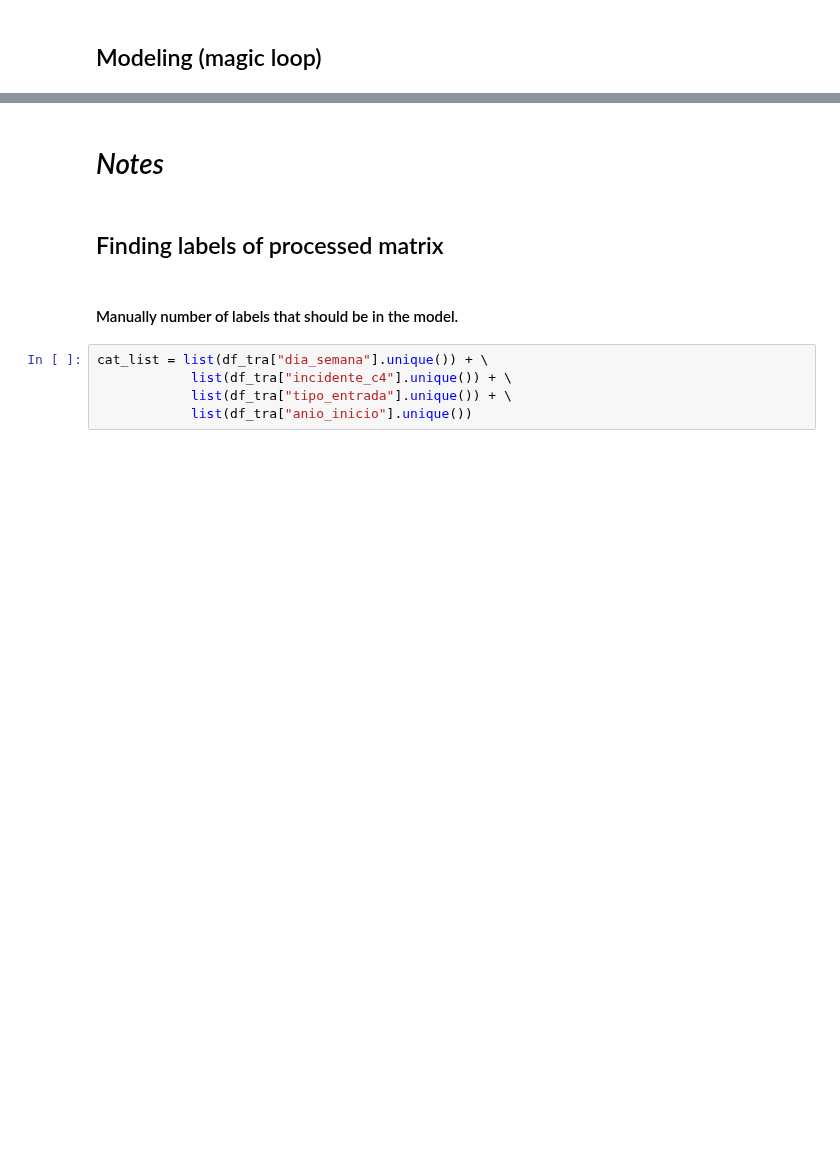
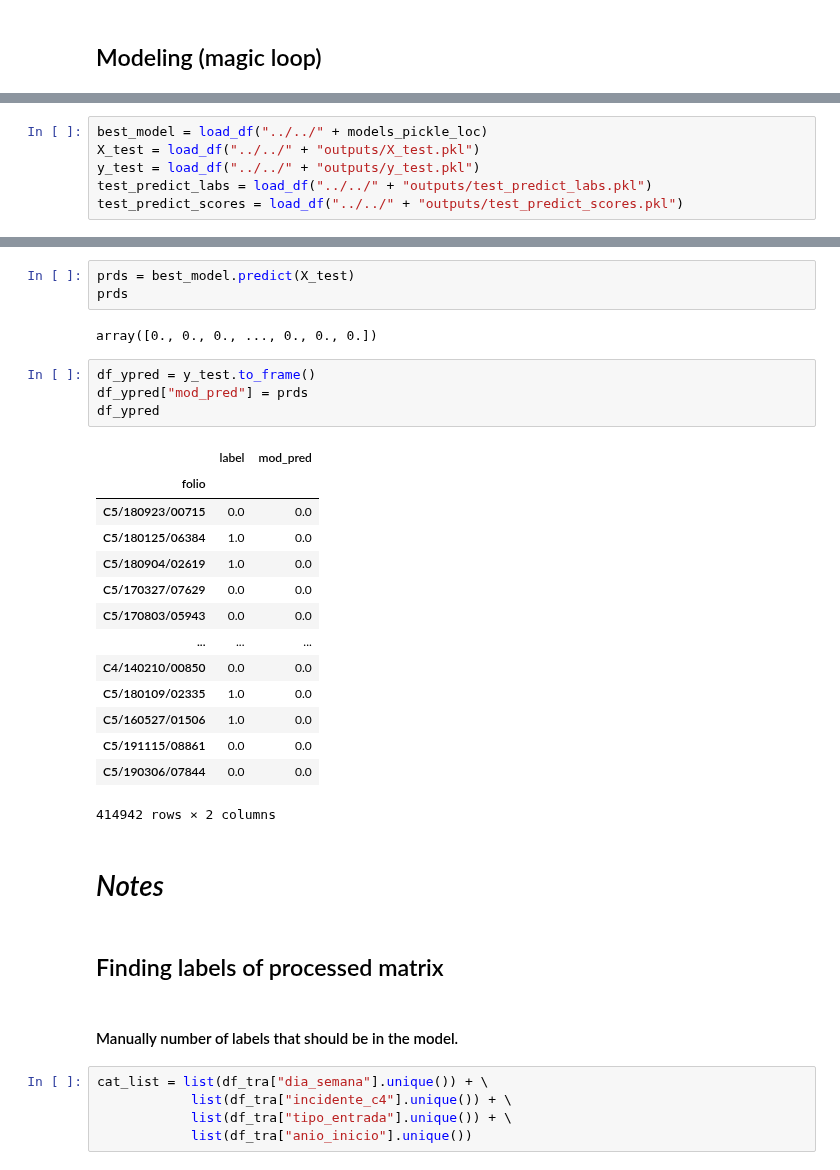
Before and after one commit to robperch/intro_to_ds_project, a Jupyter notebook: notebooks/Rob/Rob_sandbox.ipynb, the cells around one changed output, grey strips where cells are left out. Cells and saved outputs as stored; diff of their text form; blank space fills up the shorter version.

Commit message:
Additional lines to test model and other outputs

```diff
--- a/notebooks/Rob/Rob_sandbox.ipynb
+++ b/notebooks/Rob/Rob_sandbox.ipynb
@@ -386,0 +294,6 @@ a
+# %%
+best_model = load_df("../../" + models_pickle_loc)
+X_test = load_df("../../" + "outputs/X_test.pkl")
+y_test = load_df("../../" + "outputs/y_test.pkl")
+test_predict_labs = load_df("../../" + "outputs/test_predict_labs.pkl")
+test_predict_scores = load_df("../../" + "outputs/test_predict_scores.pkl")
@@ -387,3 +353,27 @@ a
+# %%
+prds = best_model.predict(X_test)
+prds
+# %% [output]
+array([0., 0., 0., ..., 0., 0., 0.])
+# %%
+df_ypred = y_test.to_frame()
+df_ypred["mod_pred"] = prds
+df_ypred
+# %% [output]
+|  | label | mod_pred |
+| folio |  |  |
+| C5/180923/00715 | 0.0 | 0.0 |
+| C5/180125/06384 | 1.0 | 0.0 |
+| C5/180904/02619 | 1.0 | 0.0 |
+| C5/170327/07629 | 0.0 | 0.0 |
+| C5/170803/05943 | 0.0 | 0.0 |
+| ... | ... | ... |
+| C4/140210/00850 | 0.0 | 0.0 |
+| C5/180109/02335 | 1.0 | 0.0 |
+| C5/160527/01506 | 1.0 | 0.0 |
+| C5/191115/08861 | 0.0 | 0.0 |
+| C5/190306/07844 | 0.0 | 0.0 |
+414942 rows × 2 columns
 # %% [markdown]
 # *Notes*
 # %% [markdown]
```
Also changed, not shown: parts of 28 cells of this notebook.
